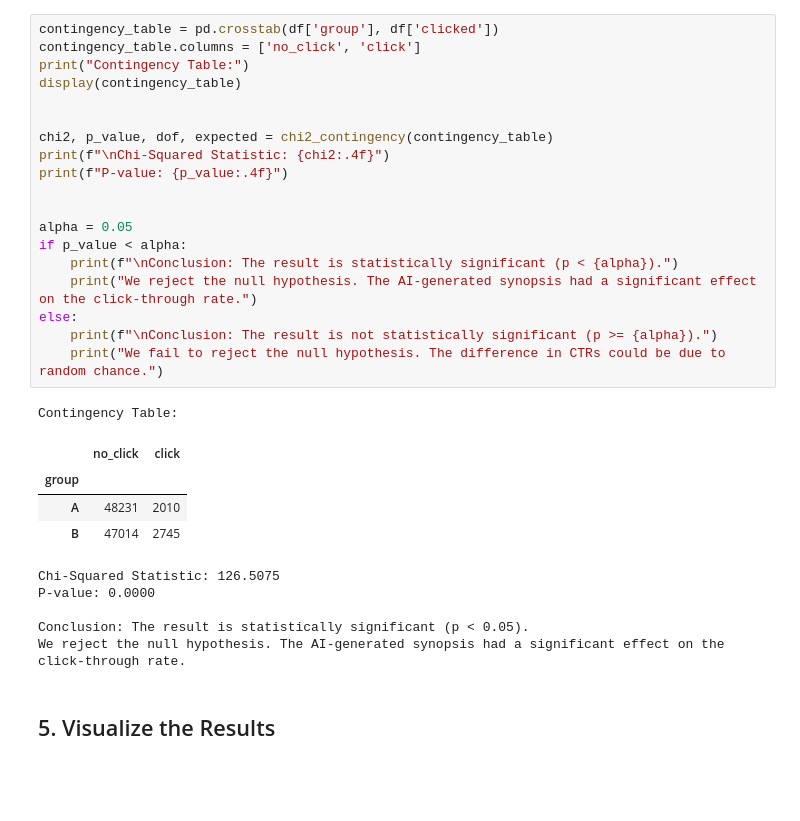
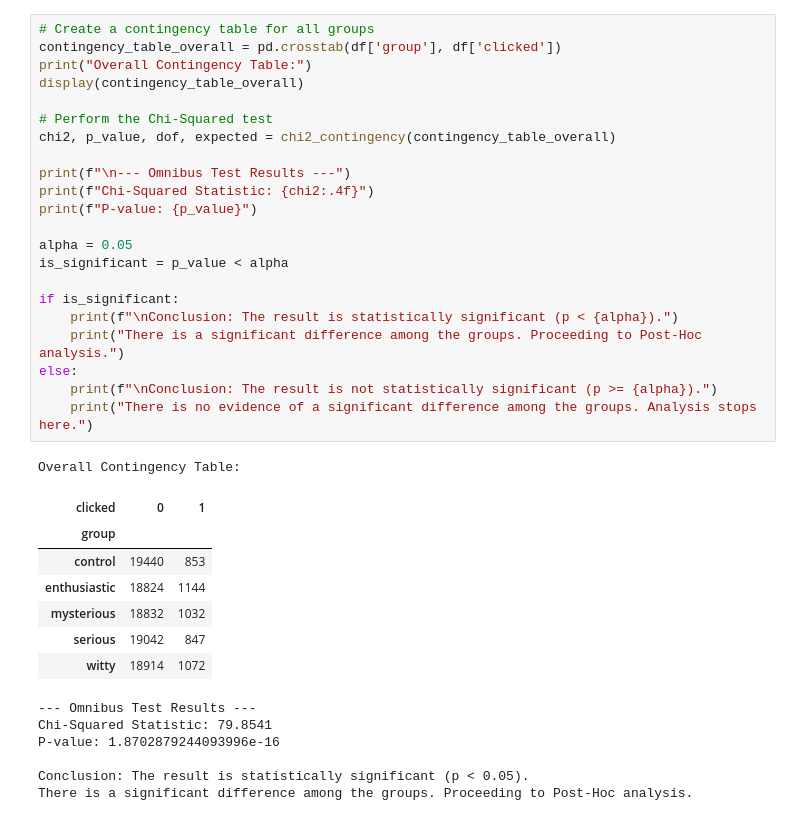
Before and after one commit to orhansonmeztr/GenFlix-AB-Test, a Jupyter notebook: notebooks/analysis.ipynb, the cells around one changed output. Saved outputs shown, nothing was run; the diff lists cells and outputs as text; blank space fills up the shorter version.

Commit message:
feat: Implement multi-persona A/B/n testing framework
Complete end-to-end workflow with batch API, simulation, and advanced statistical analysis including post-hoc tests.

```diff
--- a/notebooks/analysis.ipynb
+++ b/notebooks/analysis.ipynb
@@ -91,32 +148,37 @@ We'll use a significance level (alpha) of 0.05. If the p-value is less than 0.05
 # %%
-contingency_table = pd.crosstab(df['group'], df['clicked'])
-contingency_table.columns = ['no_click', 'click']
-print("Contingency Table:")
-display(contingency_table)
+# Create a contingency table for all groups
+contingency_table_overall = pd.crosstab(df['group'], df['clicked'])
+print("Overall Contingency Table:")
+display(contingency_table_overall)
 
+# Perform the Chi-Squared test
+chi2, p_value, dof, expected = chi2_contingency(contingency_table_overall)
 
-chi2, p_value, dof, expected = chi2_contingency(contingency_table)
-print(f"\nChi-Squared Statistic: {chi2:.4f}")
-print(f"P-value: {p_value:.4f}")
-
+print(f"\n--- Omnibus Test Results ---")
+print(f"Chi-Squared Statistic: {chi2:.4f}")
+print(f"P-value: {p_value}")
 
 alpha = 0.05
-if p_value < alpha:
+is_significant = p_value < alpha
+
+if is_significant:
     print(f"\nConclusion: The result is statistically significant (p < {alpha}).")
-    print("We reject the null hypothesis. The AI-generated synopsis had a significant effect on the click-through rate.")
+    print("There is a significant difference among the groups. Proceeding to Post-Hoc analysis.")
 else:
     print(f"\nConclusion: The result is not statistically significant (p >= {alpha}).")
-    print("We fail to reject the null hypothesis. The difference in CTRs could be due to random chance.")
+    print("There is no evidence of a significant difference among the groups. Analysis stops here.")
 # %% [output]
-Contingency Table:
+Overall Contingency Table:
-|  | no_click | click |
+| clicked | 0 | 1 |
 | group |  |  |
-| A | 48231 | 2010 |
-| B | 47014 | 2745 |
+| control | 19440 | 853 |
+| enthusiastic | 18824 | 1144 |
+| mysterious | 18832 | 1032 |
+| serious | 19042 | 847 |
+| witty | 18914 | 1072 |
-Chi-Squared Statistic: 126.5075
-P-value: 0.0000
+--- Omnibus Test Results ---
+Chi-Squared Statistic: 79.8541
+P-value: 1.8702879244093996e-16
 
 Conclusion: The result is statistically significant (p < 0.05).
-We reject the null hypothesis. The AI-generated synopsis had a significant effect on the click-through rate.
+There is a significant difference among the groups. Proceeding to Post-Hoc analysis.
-# %% [markdown]
-## 5. Visualize the Results
```
Also changed, not shown: parts of 22 cells of this notebook, 9 other files.
